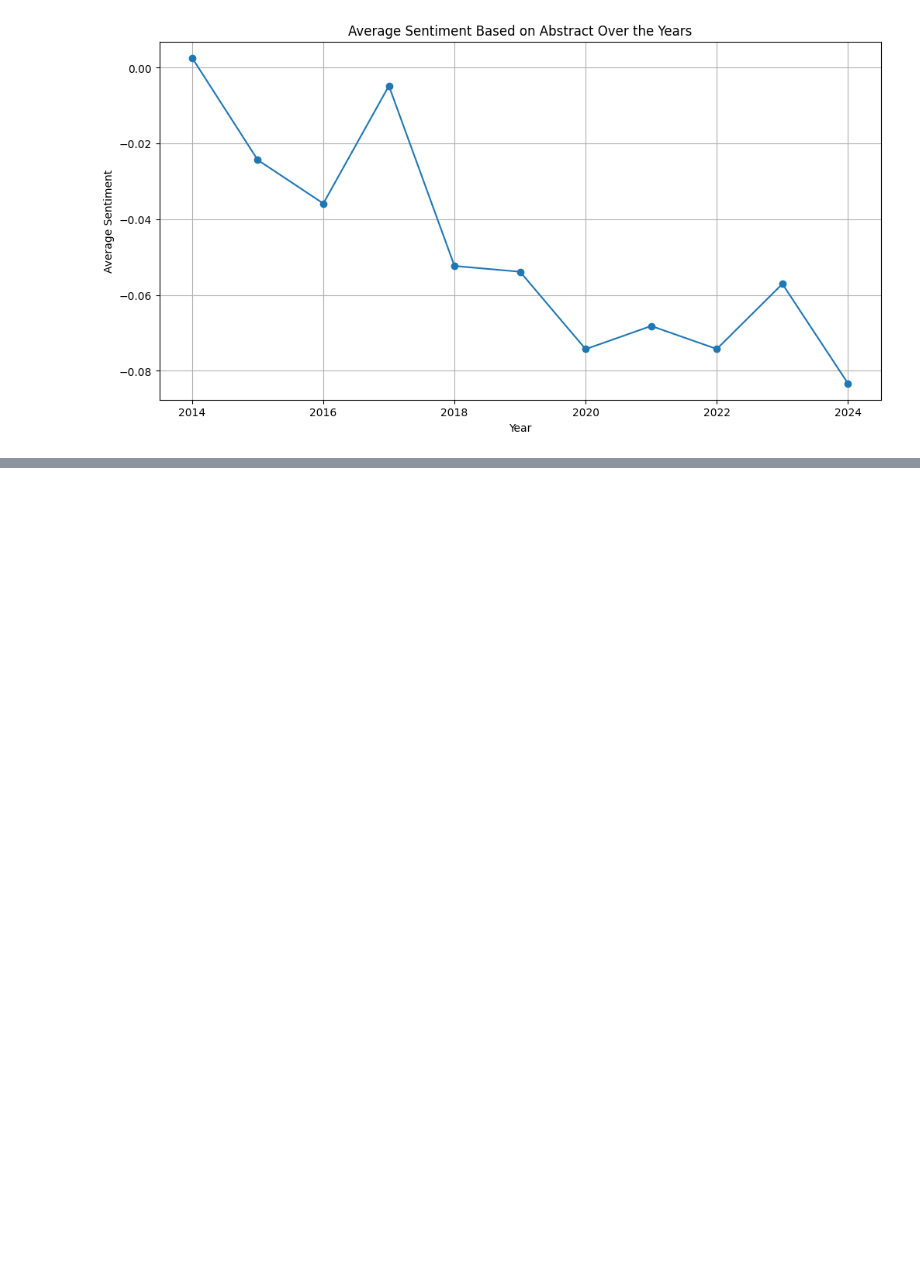
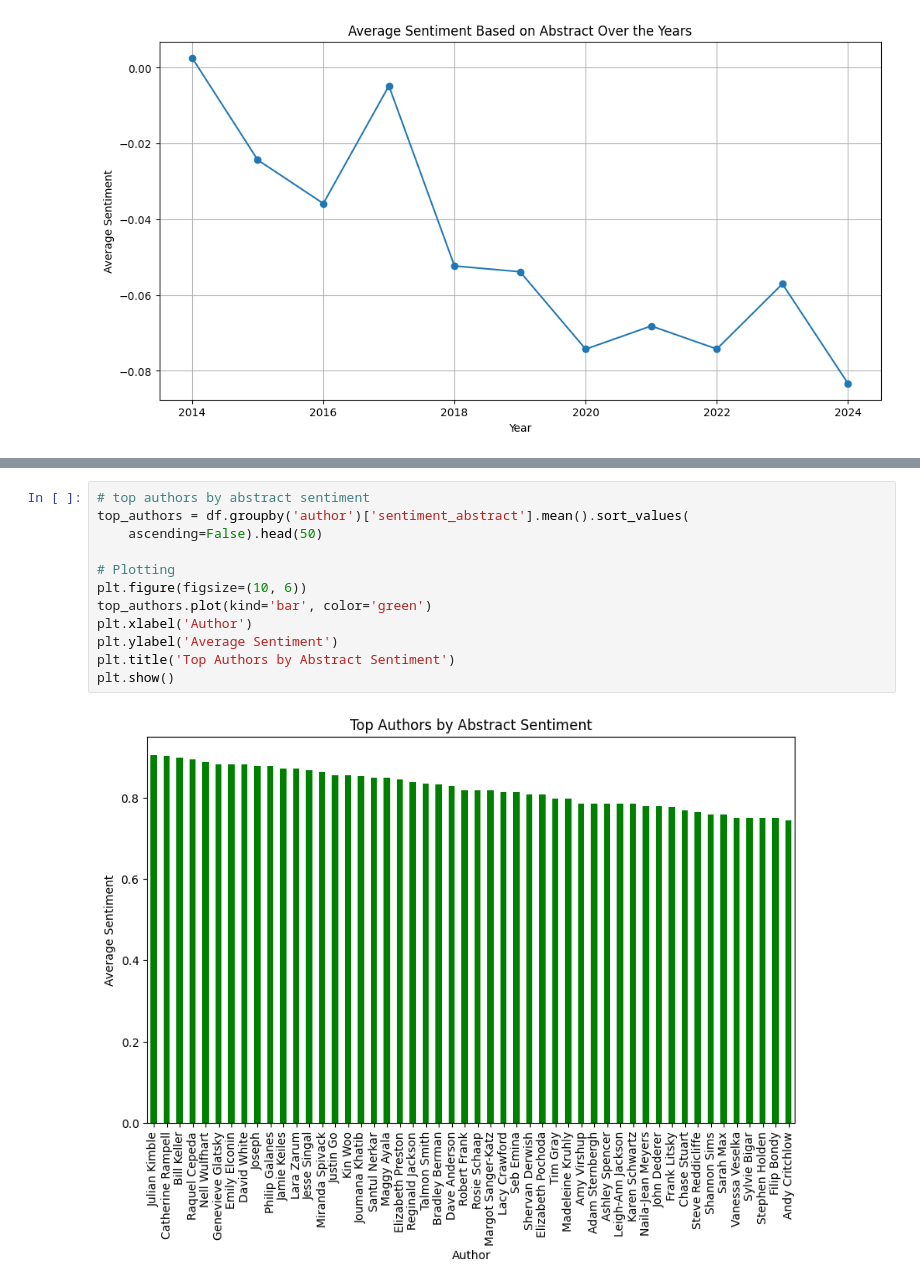
Before and after one commit to udaychhina/4880-project, a Jupyter notebook: project.ipynb, the cells around one changed output, grey strips where cells are left out. Drawn from its saved outputs; the diff is of its cells as text; blank space fills up the shorter version.

```diff
--- a/project.ipynb
+++ b/project.ipynb
@@ -777,0 +782,14 @@ Text(0.5, 1.0, 'Average Sentiment Based on Abstract by Section')
+# %%
+# top authors by abstract sentiment
+top_authors = df.groupby('author')['sentiment_abstract'].mean().sort_values(
+    ascending=False).head(50)
+
+# Plotting
+plt.figure(figsize=(10, 6))
+top_authors.plot(kind='bar', color='green')
+plt.xlabel('Author')
+plt.ylabel('Average Sentiment')
+plt.title('Top Authors by Abstract Sentiment')
+plt.show()
+# %% [output]
+[figure, added]
```
Also changed, not shown: parts of 13 cells of this notebook.
